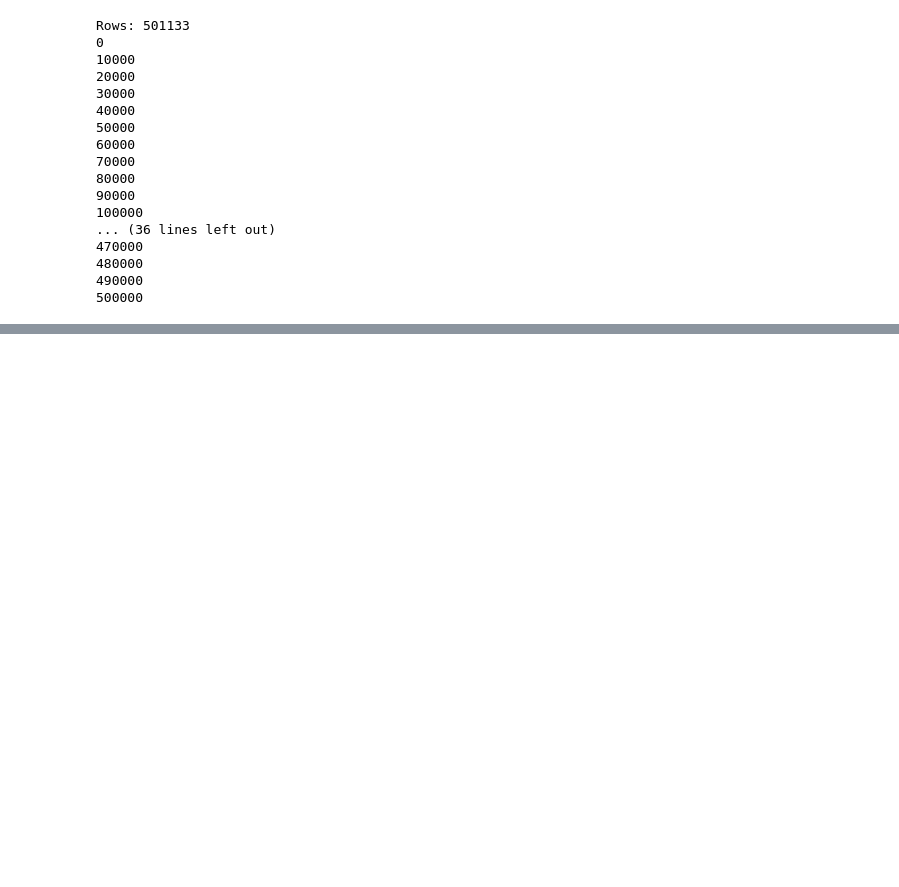
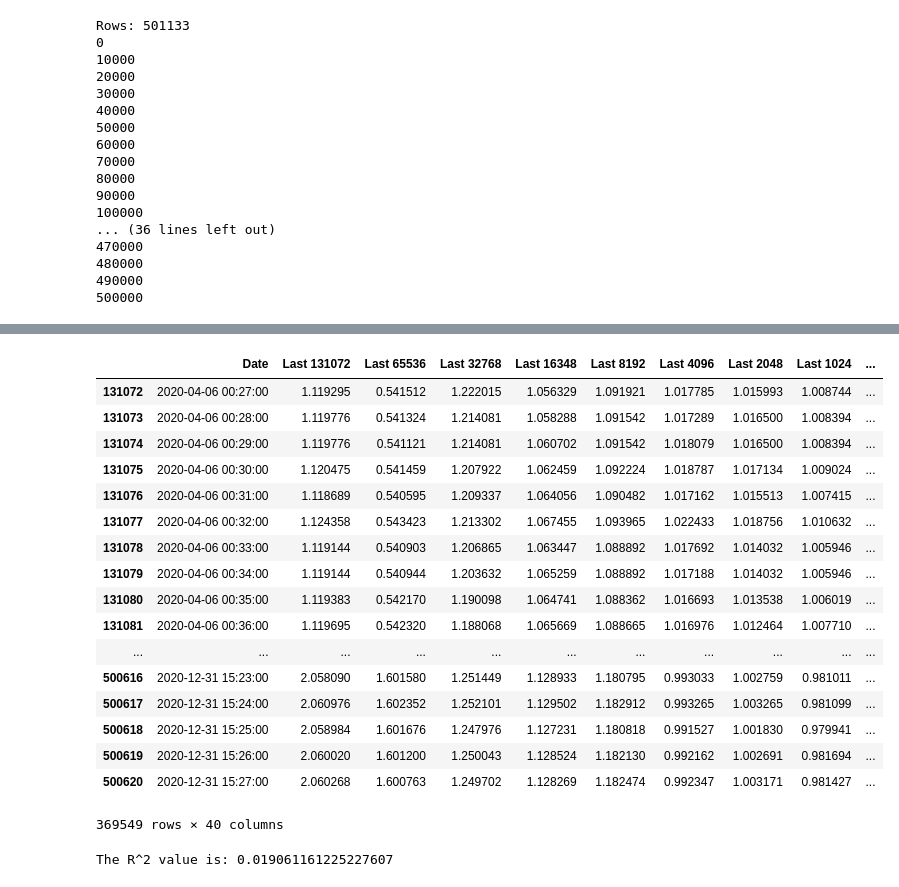
Before and after one commit to Mithotronic/ACTA, a Jupyter notebook: Trend-Finder.ipynb, the cells around one changed output, grey strips where cells are left out. Cells and saved outputs as stored; diff of their text form; code cells hidden in the pictures; blank space fills up the shorter version.

```diff
--- a/Trend-Finder.ipynb
+++ b/Trend-Finder.ipynb
@@ -338,0 +339,48 @@ feature_matrix
+# %%
+feature_matrix_reduced=feature_matrix
+feature_matrix_reduced=feature_matrix_reduced.dropna(subset=['Last 131072'], axis=0) # Remove rows with empty fields
+feature_matrix_reduced=feature_matrix_reduced.dropna(subset=['Next 512'], axis=0) # Remove rows with empty fields
+# %%
+feature_matrix_reduced
+# %% [output]
+|  | Date | Last 131072 | Last 65536 | Last 32768 | Last 16348 | Last 8192 | Last 4096 | Last 2048 | Last 1024 | ... |
+| 131072 | 2020-04-06 00:27:00 | 1.119295 | 0.541512 | 1.222015 | 1.056329 | 1.091921 | 1.017785 | 1.015993 | 1.008744 | ... |
+| 131073 | 2020-04-06 00:28:00 | 1.119776 | 0.541324 | 1.214081 | 1.058288 | 1.091542 | 1.017289 | 1.016500 | 1.008394 | ... |
+| 131074 | 2020-04-06 00:29:00 | 1.119776 | 0.541121 | 1.214081 | 1.060702 | 1.091542 | 1.018079 | 1.016500 | 1.008394 | ... |
+| 131075 | 2020-04-06 00:30:00 | 1.120475 | 0.541459 | 1.207922 | 1.062459 | 1.092224 | 1.018787 | 1.017134 | 1.009024 | ... |
+| 131076 | 2020-04-06 00:31:00 | 1.118689 | 0.540595 | 1.209337 | 1.064056 | 1.090482 | 1.017162 | 1.015513 | 1.007415 | ... |
+| 131077 | 2020-04-06 00:32:00 | 1.124358 | 0.543423 | 1.213302 | 1.067455 | 1.093965 | 1.022433 | 1.018756 | 1.010632 | ... |
+| 131078 | 2020-04-06 00:33:00 | 1.119144 | 0.540903 | 1.206865 | 1.063447 | 1.088892 | 1.017692 | 1.014032 | 1.005946 | ... |
+| 131079 | 2020-04-06 00:34:00 | 1.119144 | 0.540944 | 1.203632 | 1.065259 | 1.088892 | 1.017188 | 1.014032 | 1.005946 | ... |
+| 131080 | 2020-04-06 00:35:00 | 1.119383 | 0.542170 | 1.190098 | 1.064741 | 1.088362 | 1.016693 | 1.013538 | 1.006019 | ... |
+| 131081 | 2020-04-06 00:36:00 | 1.119695 | 0.542320 | 1.188068 | 1.065669 | 1.088665 | 1.016976 | 1.012464 | 1.007710 | ... |
+| ... | ... | ... | ... | ... | ... | ... | ... | ... | ... | ... |
+| 500616 | 2020-12-31 15:23:00 | 2.058090 | 1.601580 | 1.251449 | 1.128933 | 1.180795 | 0.993033 | 1.002759 | 0.981011 | ... |
+| 500617 | 2020-12-31 15:24:00 | 2.060976 | 1.602352 | 1.252101 | 1.129502 | 1.182912 | 0.993265 | 1.003265 | 0.981099 | ... |
+| 500618 | 2020-12-31 15:25:00 | 2.058984 | 1.601676 | 1.247976 | 1.127231 | 1.180818 | 0.991527 | 1.001830 | 0.979941 | ... |
+| 500619 | 2020-12-31 15:26:00 | 2.060020 | 1.601200 | 1.250043 | 1.128524 | 1.182130 | 0.992162 | 1.002691 | 0.981694 | ... |
+| 500620 | 2020-12-31 15:27:00 | 2.060268 | 1.600763 | 1.249702 | 1.128269 | 1.182474 | 0.992347 | 1.003171 | 0.981427 | ... |
+369549 rows × 40 columns
+# %%
+# Consider only amenity variables
+X = feature_matrix_reduced[['Last 131072', 'Last 65536', 'Last 32768', 'Last 16348', 'Last 8192', 'Last 4096', 'Last 2048', 'Last 1024', 'Last 512', 'Last 256', 'Last 128', 'Last 64', 'Last 32', 'Last 16', 'Last 8', 'Last 4', 'Last 2', 'Last 1', 'Price']]
+y = feature_matrix_reduced['Next 512']
+
+X_train, X_test, y_train, y_test = train_test_split(X, y, test_size = .30, random_state=42)
+
+#Instantiate
+lm_model = LinearRegression(normalize=True)
+
+#Fit
+lm_model.fit(X_train, y_train)
+
+#Predict
+y_test_preds = lm_model.predict(X_test)
+
+# Rsquared here for comparing test and preds from model
+r2_test =  r2_score(y_test, y_test_preds)
+
+# Print r2 to see result on test data
+print('The R^2 value is:', r2_test)
+# %% [output]
+The R^2 value is: 0.019061161225227607
```
Also changed, not shown: parts of 2 cells of this notebook.
